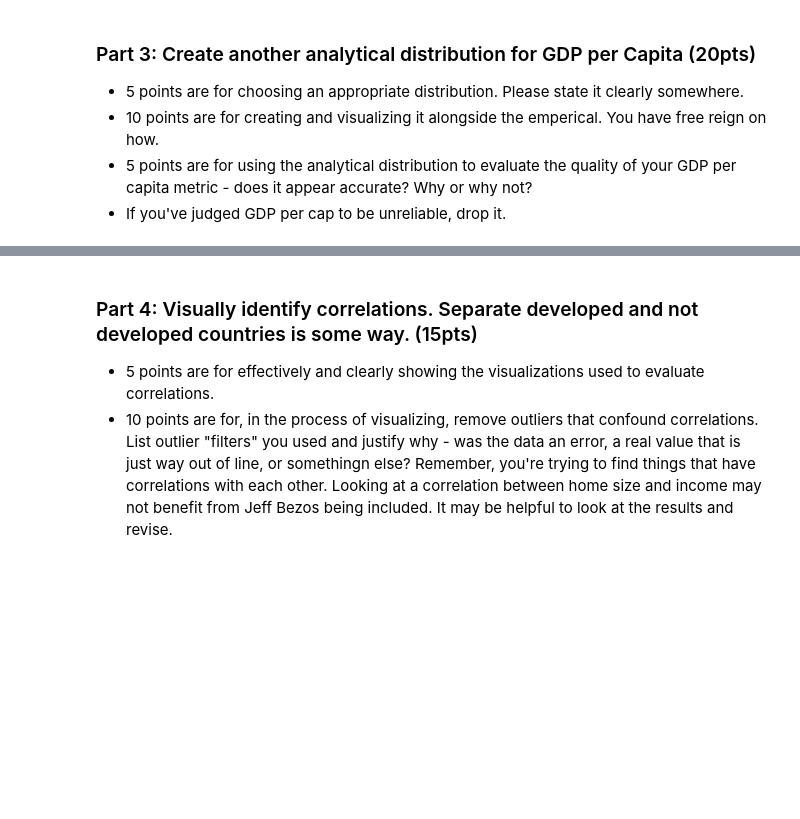
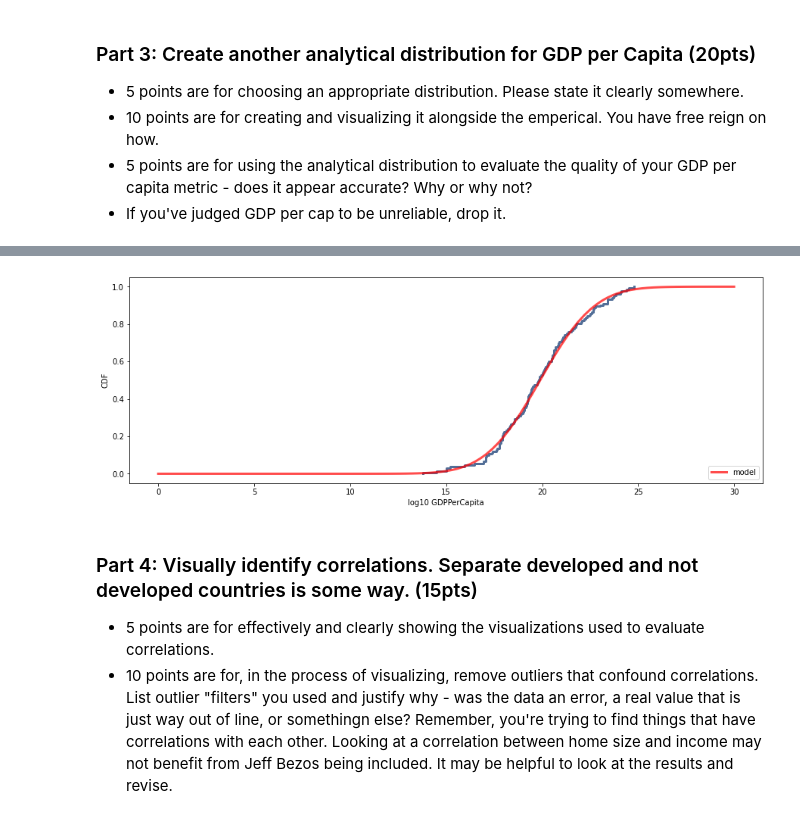
Before and after one commit to zareeiant/BSIP_Assignment_2_Students, a Jupyter notebook: stats_asn_2_start.ipynb, the cells around one changed output, grey strips where cells are left out. Saved outputs shown, nothing was run; the diff lists cells and outputs as text; code cells hidden in the pictures; blank space fills up the shorter version.

```diff
--- a/stats_asn_2_start.ipynb
+++ b/stats_asn_2_start.ipynb
@@ -327,3 +361,15 @@ bigGraph(df,'GDPPerCapita')
+# %%
+
+log_GPC=np.log(df["GDPPerCapita"])
+cdf_GPC=thinkstats2.Cdf(log_GPC)
+thinkplot.Cdf(cdf_GPC)
+mu, sigma = log_GPC.mean(), log_GPC.std()
+xs, ps = thinkstats2.RenderNormalCdf(mu, sigma, low=0, high=30)
+thinkplot.Plot(xs, ps, label='model', color='red')
+thinkplot.Config(xlabel='log10 GDPPerCapita', ylabel='CDF', loc='lower right')
+#The analytical lognormal distribution model seem to accurately represent the GDPPerCapita since the graphs perfectly match each other
+# %% [output]
+[figure, added]
 # %% [markdown]
 ### Part 4: Visually identify correlations. Separate developed and not developed countries is some way. (15pts)
 
```
Also changed, not shown: parts of 40 cells of this notebook.
